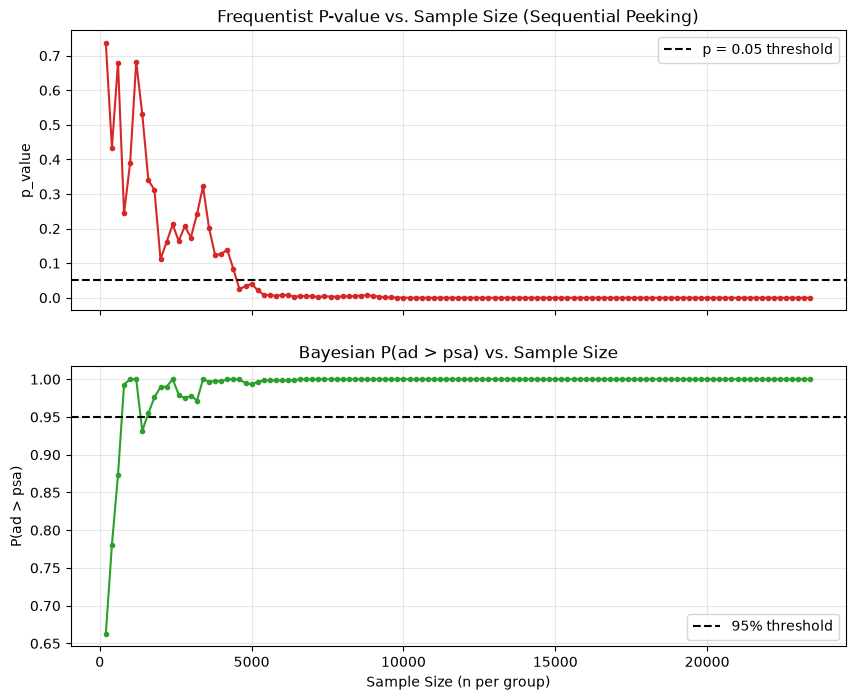
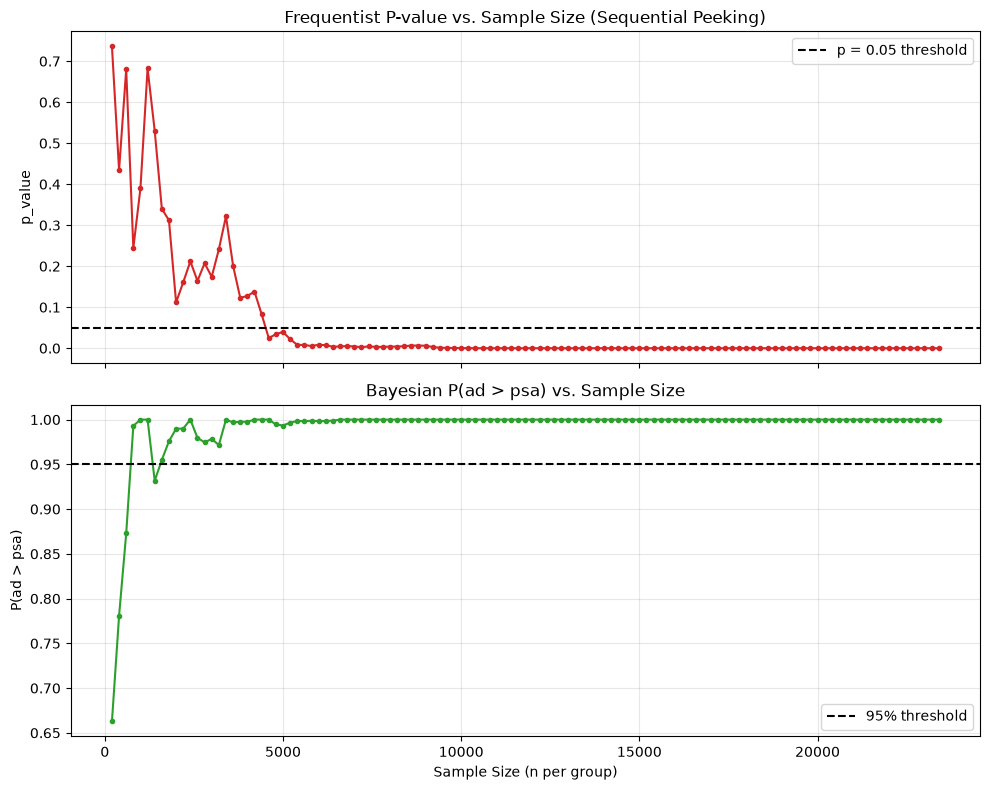
Unified diff of the notebook cell whose output changed from the first chart to the second:
--- before
+++ after
@@ -16,4 +16,8 @@
 axes[1].grid(alpha=0.3)
 
-plt.tight_layout
+import os
+os.makedirs('images', exist_ok=True)
+
+plt.tight_layout()
+plt.savefig('images/peeking_simulation.png', dpi=150, bbox_inches='tight')
 plt.show()

Commit: created README file and images folder for result images